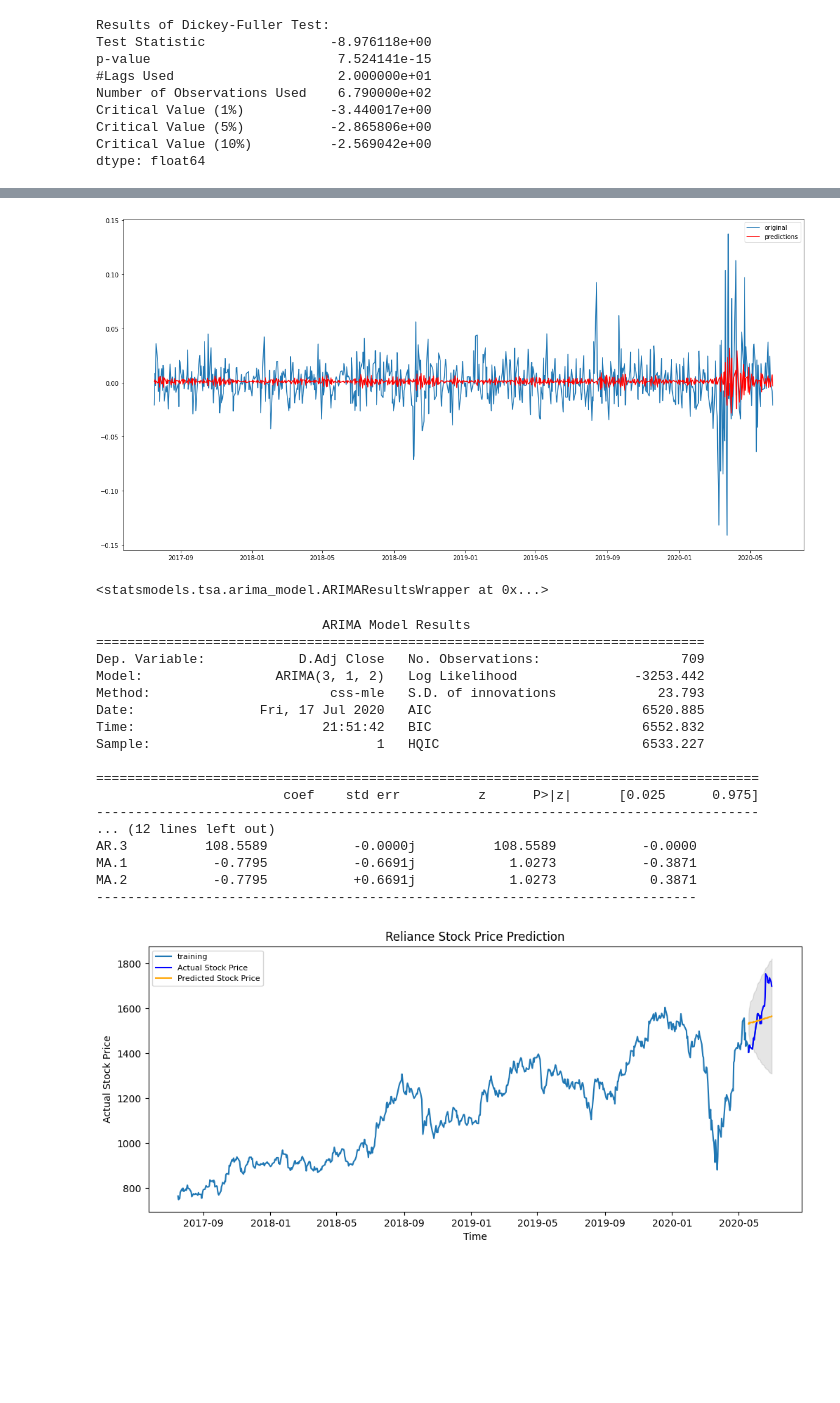
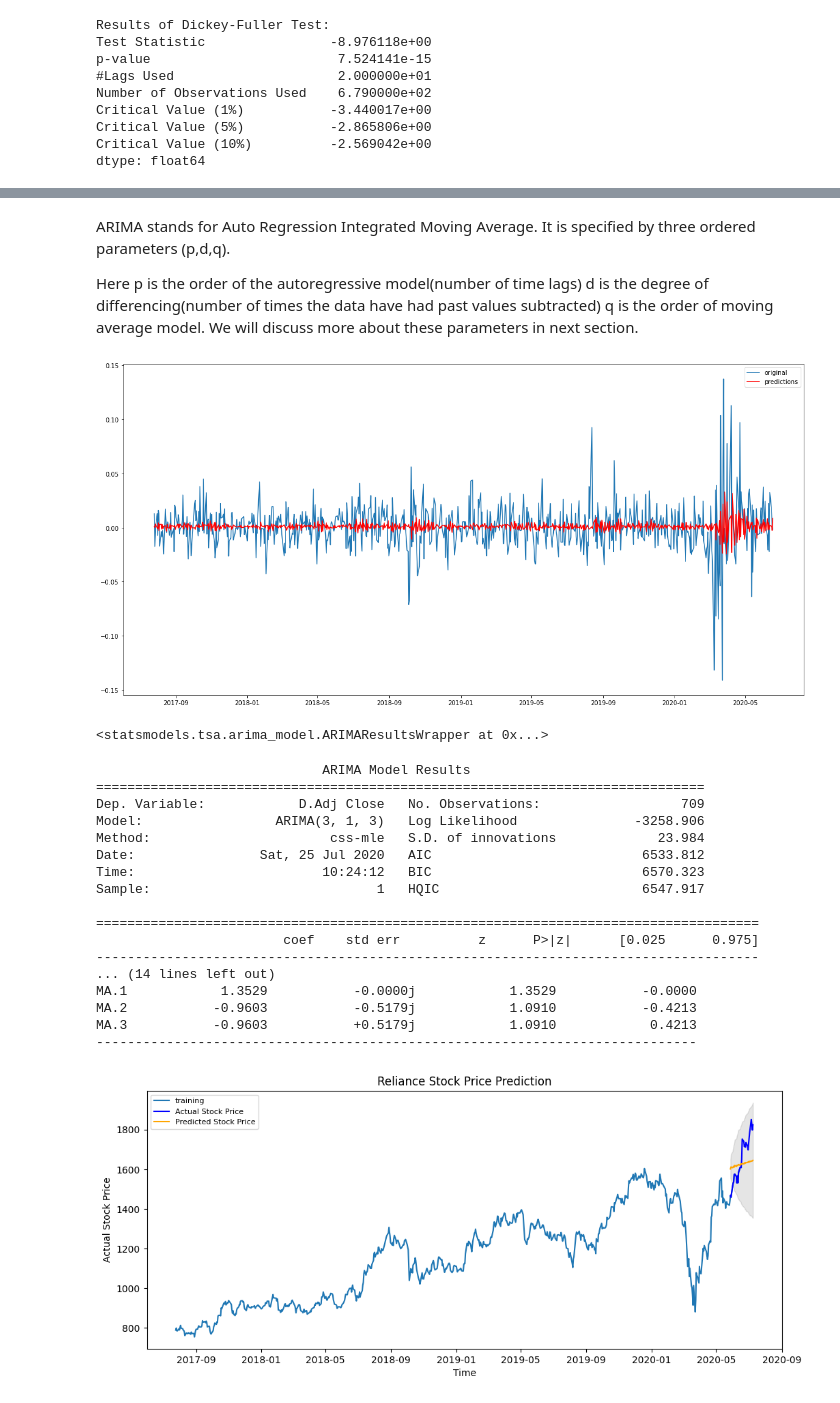
Before and after one commit to sumanswati000/Time-Series-Analysis, a Jupyter notebook: Time series analysis.ipynb, the cells around one changed output, grey strips where cells are left out. Cells and saved outputs as stored; diff of their text form; code cells hidden in the pictures; blank space fills up the shorter version.

```diff
--- a/Time series analysis.ipynb
+++ b/Time series analysis.ipynb
@@ -51,2 +52,0 @@ data.shape
-# %%
-train = data['Adj Close'].iloc[:710]
@@ -253,13 +306,18 @@ plt.show()
+# %% [markdown]
+
+ARIMA stands for Auto Regression Integrated Moving Average. It is specified by three ordered parameters (p,d,q).
+
+Here p is the order of the autoregressive model(number of time lags) d is the degree of differencing(number of times the data have had past values subtracted) q is the order of moving average model. We will discuss more about these parameters in next section.
 # %%
 from statsmodels.tsa.arima_model import ARIMA
-model = ARIMA(Train_log, order=(3, 1, 2))  # here the q value is zero since it is just the AR model
+model = ARIMA(Train_log, order=(3, 1, 3))  # here the q value is zero since it is just the AR model
 results_AR = model.fit(disp=-1)
 plt.plot(train_log_diff.dropna(), label='original')
 plt.plot(results_AR.fittedvalues, color='red', label='predictions')
 plt.legend(loc='best')
 plt.show()
 # %% [output]
-[figure, old version]
+[figure, new version]
 # %%
 results_AR = model.fit(disp=-1)
 results_AR
@@ -277,42 +335,42 @@ results_AR
 # plt.title('RMSE: %.4f'% (np.sqrt(np.dot(AR_predict, valid))/valid.shape[0]))
 # plt.show()
 # %%
-model = ARIMA(train, order=(3, 1, 2))
+model = ARIMA(train, order=(3, 1, 3))
 fitted = model.fit(disp=-1)
 print(fitted.summary())
 # %% [output]
                              ARIMA Model Results
 ==============================================================================
 Dep. Variable:            D.Adj Close   No. Observations:                  709
-Model:                 ARIMA(3, 1, 2)   Log Likelihood               -3253.442
-Method:                       css-mle   S.D. of innovations             23.793
-Date:                Fri, 17 Jul 2020   AIC                           6520.885
-Time:                        21:51:42   BIC                           6552.832
-Sample:                             1   HQIC                          6533.227
+Model:                 ARIMA(3, 1, 3)   Log Likelihood               -3258.906
+Method:                       css-mle   S.D. of innovations             23.984
+Date:                Sat, 25 Jul 2020   AIC                           6533.812
+Time:                        10:24:12   BIC                           6570.323
+Sample:                             1   HQIC                          6547.917
 
 =====================================================================================
                         coef    std err          z      P>|z|      [0.025      0.975]
 -------------------------------------------------------------------------------------
-... (12 lines left out)
-AR.3          108.5589           -0.0000j          108.5589           -0.0000
-MA.1           -0.7795           -0.6691j            1.0273           -0.3871
-MA.2           -0.7795           +0.6691j            1.0273            0.3871
+... (14 lines left out)
+MA.1            1.3529           -0.0000j            1.3529           -0.0000
+MA.2           -0.9603           -0.5179j            1.0910           -0.4213
+MA.3           -0.9603           +0.5179j            1.0910            0.4213
 -----------------------------------------------------------------------------
 # %%
-fc, se, conf = fitted.forecast(30, alpha=0.05)  # 95% confidence
+fc, se, conf = fitted.forecast(31, alpha=0.05)  # 95% confidence
 fc_series = pd.Series(fc, index=valid.index)
 lower_series = pd.Series(conf[:, 0], index=valid.index)
 upper_series = pd.Series(conf[:, 1], index=valid.index)
 plt.figure(figsize=(12,5), dpi=100)
 plt.plot(train, label='training')
 plt.plot(valid, color = 'blue', label='Actual Stock Price')
 plt.plot(fc_series, color = 'orange',label='Predicted Stock Price')
 plt.fill_between(lower_series.index, lower_series, upper_series,
                  color='k', alpha=.10)
 plt.title('Reliance Stock Price Prediction')
 plt.xlabel('Time')
 plt.ylabel('Actual Stock Price')
 plt.legend(loc='upper left', fontsize=8)
 plt.show()
 # %% [output]
-[figure, old version]
+[figure, new version]
```
Also changed, not shown: parts of 33 cells of this notebook.
